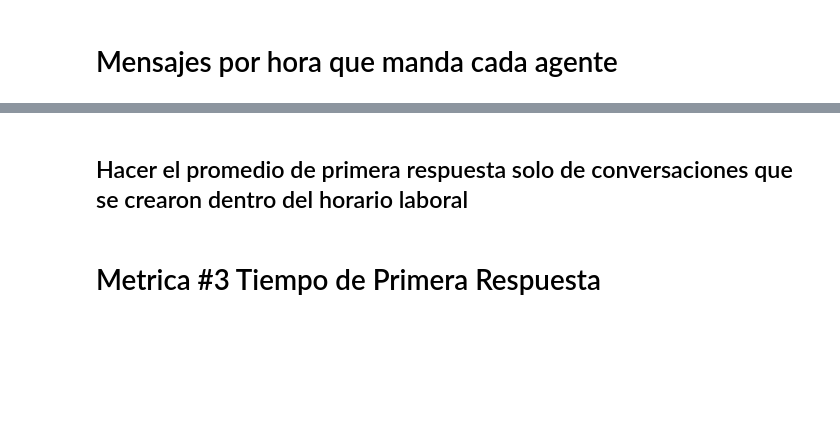
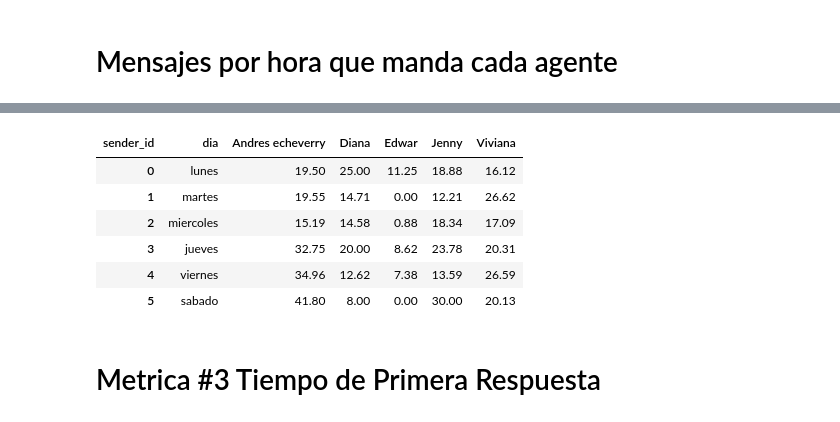
Before and after one commit to Jona-2006-17/analisis, a Jupyter notebook: analisis.ipynb, the cells around one changed output, grey strips where cells are left out. Drawn from its saved outputs; the diff is of its cells as text; code cells hidden in the pictures; blank space fills up the shorter version.

```diff
--- a/analisis.ipynb
+++ b/analisis.ipynb
@@ -180,24 +190,70 @@ Sabado: 30.32
 # %% [markdown]
 # Mensajes por hora que manda cada agente
 # %%
+# msg_agnts['created_at'] = msg_agnts['created_at'].dt.tz_localize('UTC')
+msg_agnts['created_at'] = msg_agnts['created_at'].dt.tz_convert('America/Bogota')
 msg_agnts['weekday'] = msg_agnts['created_at'].dt.weekday
 
-msg_agnts_hr = msg_agnts.groupby([msg_agnts['weekday'], msg_agnts['sender_id'], msg_agnts['created_at'].dt.to_period('h')]).size().groupby(level=1).mean()
 msg_agnts['hour'] = msg_agnts['created_at'].dt.hour
+msg_agnts['date'] = msg_agnts['created_at'].dt.date
 
-msg_agnts_hr = (
-    msg_agnts
-    .groupby(['sender_id', 'weekday', 'hour'])
+conteo_diario_agente = (
+    msg_agnts.groupby(['sender_id', 'weekday', 'date'])
     .size()
-    .groupby(['sender_id', 'weekday'])
-    .mean().round(2)
+    .reset_index(name='mensajes_dia')
 )
 
-total = msg_agnts_hr.sum()
-total
+def horas_laborales(weekday):
+    if weekday <= 4:
+        return 8
+    elif weekday == 5:
+        return 5
+    else:
+        return 0
 
-msg_agnts_hr
+conteo_diario_agente['horas_laborales'] = (
+    conteo_diario_agente['weekday'].apply(horas_laborales)
+)
+conteo_diario_agente['mensajes_por_hora'] = (
+    conteo_diario_agente['mensajes_dia'] /
+    conteo_diario_agente['horas_laborales']
+)
+promedio_por_dia_agente = (
+    conteo_diario_agente
+    .groupby(['sender_id', 'weekday'])['mensajes_por_hora']
+    .mean()
+    .round(2)
+    .reset_index()
+)
 
-# v = msg_agnts[(msg_agnts['sender_type'] == 'User') & (msg_agnts['sender_id'] == 6) & (msg_agnts['weekday'] == 0)].copy()
-# v.shape
+promedio_por_dia_agente["dia"] = (
+    promedio_por_dia_agente["weekday"].map(mapa_dias)
+)
+
+agentes = {
+    6: 'Andres echeverry',
+    10: 'Viviana',
+    12: 'Jenny',
+    13: 'Edwar',
+    15: 'Diana',
+}
+
+promedio_por_dia_agente["sender_id"] = promedio_por_dia_agente["sender_id"].map(agentes).fillna(promedio_por_dia_agente["sender_id"])
+promedio_por_dia_agente = promedio_por_dia_agente[['sender_id', 'mensajes_por_hora', 'dia']]
+
+
+tabla_agentes = promedio_por_dia_agente.pivot(
+    index='dia',
+    columns='sender_id',
+    values='mensajes_por_hora'
+).fillna(0)
+
+orden_dias = ["lunes", "martes", "miercoles", "jueves", "viernes", "sabado"]
+tabla_agentes = tabla_agentes.reindex(orden_dias).reset_index()
+
+tabla_agentes
+tabla_agentes
+
+
+#Agregar a Joan
 # %% [output]
@@ -221,2 +260,7 @@ dtype: float64
+| sender_id | dia | Andres echeverry | Diana | Edwar | Jenny | Viviana |
+| 0 | lunes | 19.50 | 25.00 | 11.25 | 18.88 | 16.12 |
+| 1 | martes | 19.55 | 14.71 | 0.00 | 12.21 | 26.62 |
+| 2 | miercoles | 15.19 | 14.58 | 0.88 | 18.34 | 17.09 |
+| 3 | jueves | 32.75 | 20.00 | 8.62 | 23.78 | 20.31 |
+| 4 | viernes | 34.96 | 12.62 | 7.38 | 13.59 | 26.59 |
+| 5 | sabado | 41.80 | 8.00 | 0.00 | 30.00 | 20.13 |
-# %% [markdown]
-## Hacer el promedio de primera respuesta solo de conversaciones que se crearon dentro del horario laboral
```
Also changed, not shown: parts of 27 cells of this notebook, 22 other files.
